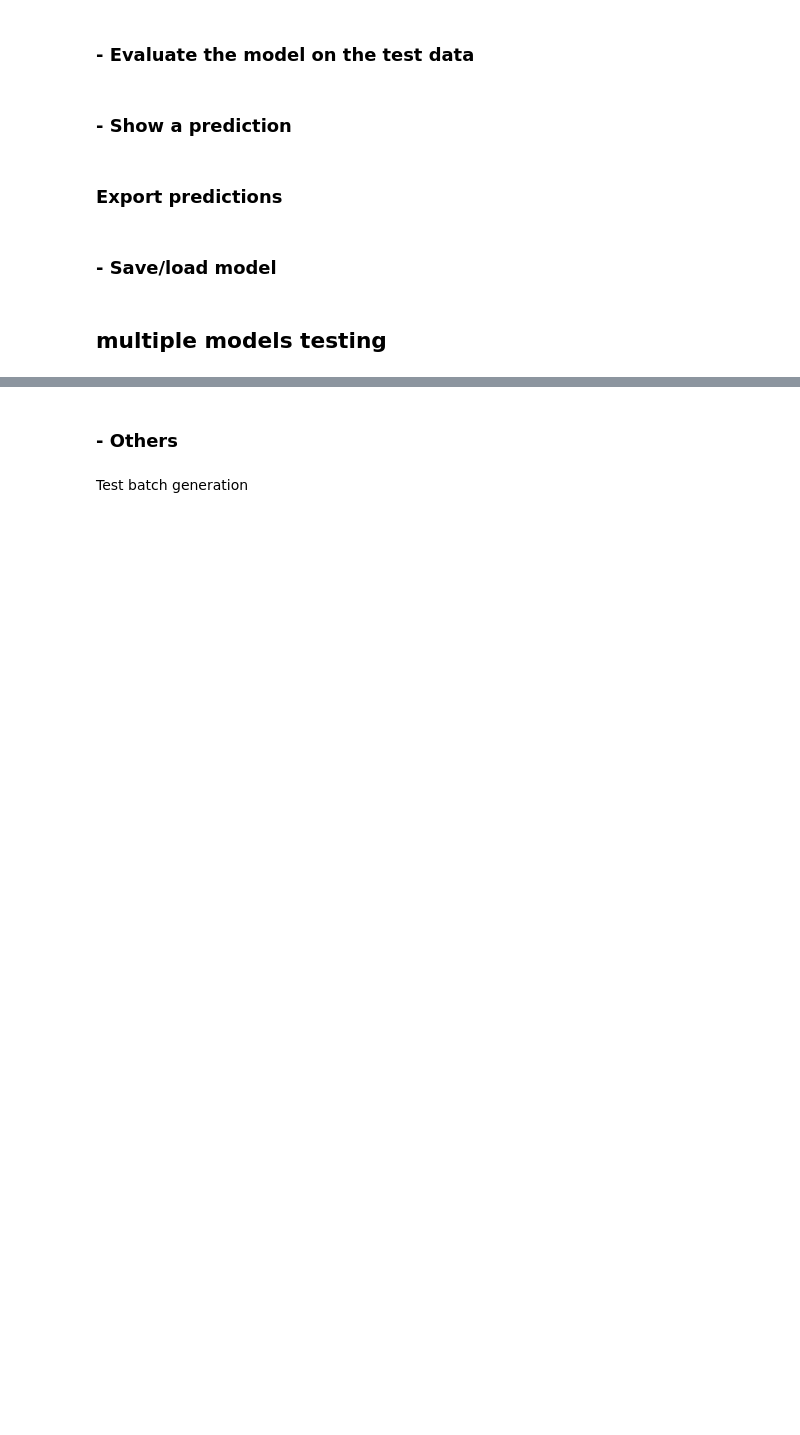
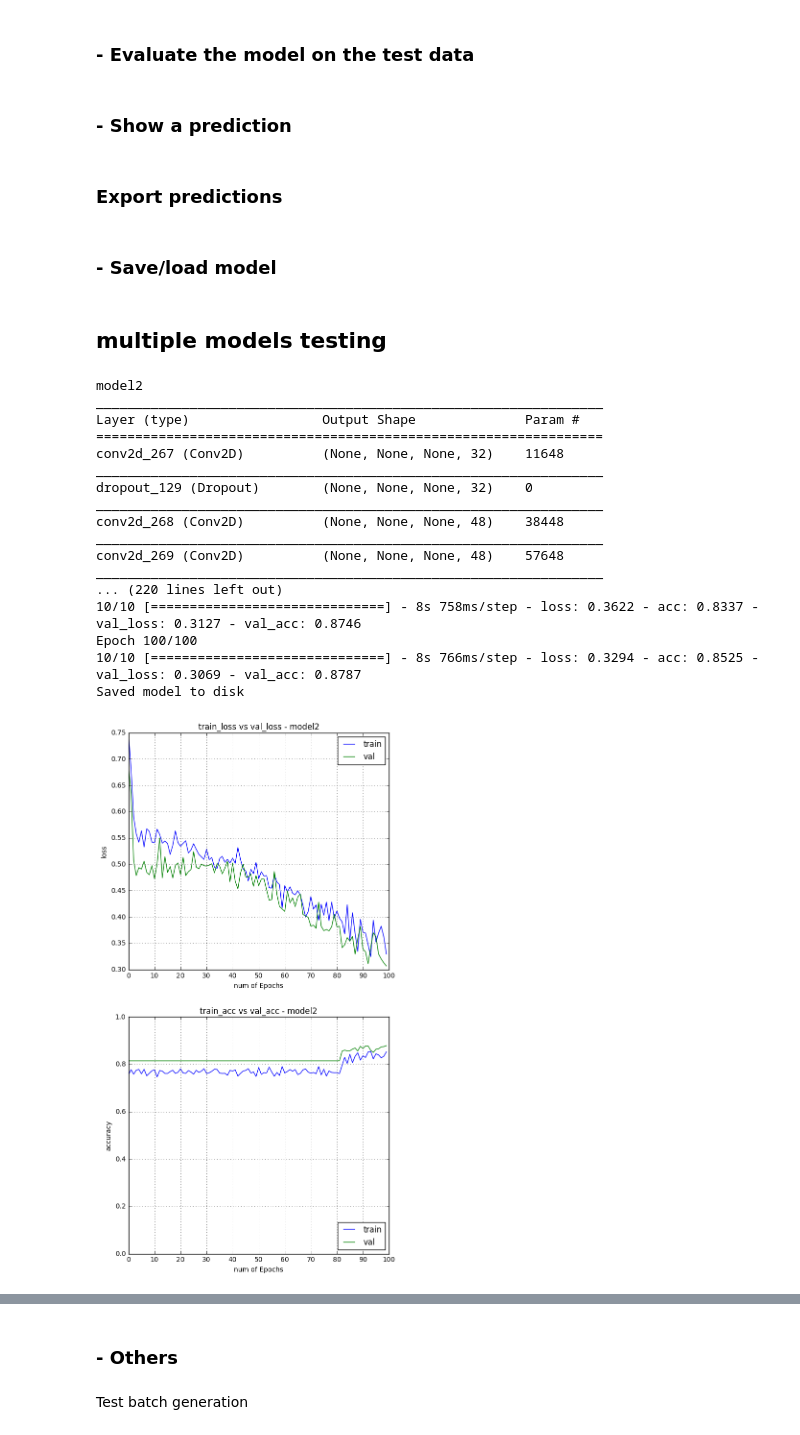
Before and after one commit to NiccoloSacchi/road-segmentation, a Jupyter notebook: scripts/segment_aerial_images_cnn_val.ipynb, the cells around one changed output, grey strips where cells are left out. Cells and saved outputs as stored; diff of their text form; code cells hidden in the pictures; blank space fills up the shorter version.

```diff
--- a/scripts/segment_aerial_images_cnn_val.ipynb
+++ b/scripts/segment_aerial_images_cnn_val.ipynb
@@ -45,7 +46,7 @@ The goal here is to use the CNN to reduce the size of the input image to obtain
 ### - Load data
 # %%
 # Loaded a set of images
-n = 100
+n = 40
 
 imgs, gt_imgs = load_images(n)
 imgs[0].shape, gt_imgs[0].shape
@@ -190,2 +195,30 @@ model.save()
+# %%
+model_path = "..\\models\\"+folder_name
+model = CnnModel(model_n=1, model_path=model_path)
+model.summary()
+num_epochs=100
+batch_size=3
+_ = model.train(train, test=test, num_epochs=num_epochs, batch_size=batch_size, monitor='val_loss')
+model.save()
+model.plot_history()
+# %% [output]
+model2
+_________________________________________________________________
+Layer (type)                 Output Shape              Param #
+=================================================================
+conv2d_267 (Conv2D)          (None, None, None, 32)    11648
+_________________________________________________________________
+dropout_129 (Dropout)        (None, None, None, 32)    0
+_________________________________________________________________
+conv2d_268 (Conv2D)          (None, None, None, 48)    38448
+_________________________________________________________________
+conv2d_269 (Conv2D)          (None, None, None, 48)    57648
+_________________________________________________________________
+... (220 lines left out)
+10/10 [==============================] - 8s 758ms/step - loss: 0.3622 - acc: 0.8337 - val_loss: 0.3127 - val_acc: 0.8746
+Epoch 100/100
+10/10 [==============================] - 8s 766ms/step - loss: 0.3294 - acc: 0.8525 - val_loss: 0.3069 - val_acc: 0.8787
+Saved model to disk
+[figure, added]
 # %%
 from cnn_models import *
```
Also changed, not shown: parts of 6 cells of this notebook, 26 other files.
